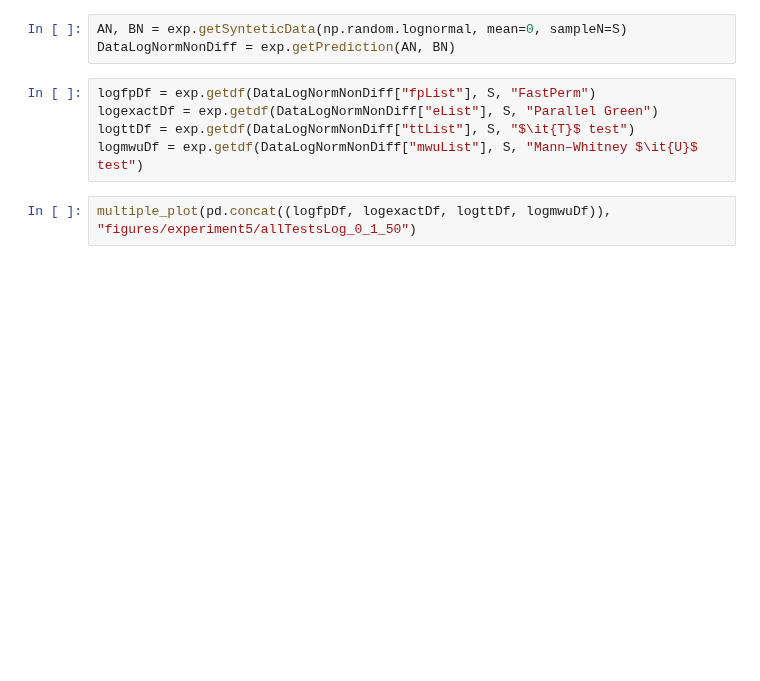
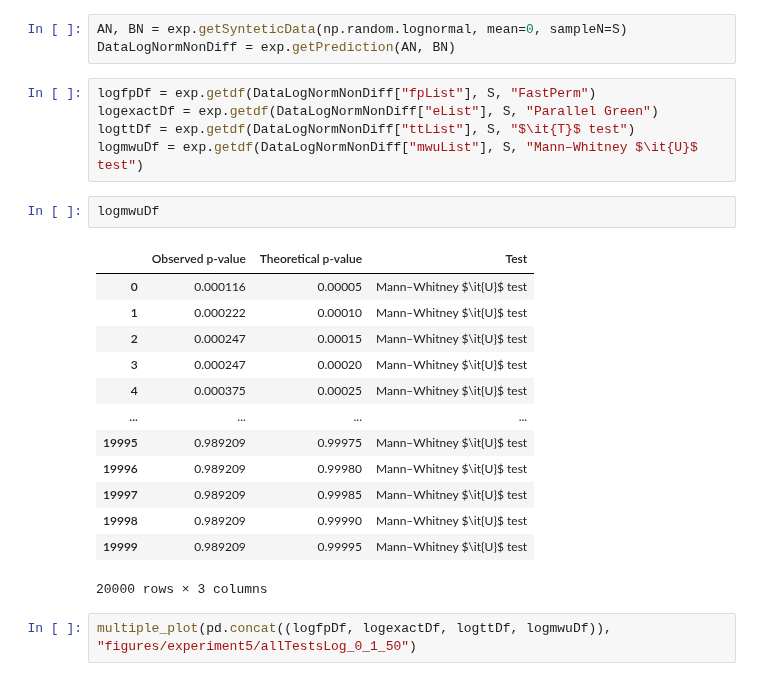
Before and after one commit to statisticalbiotechnology/parallelPermutationTest, a Jupyter notebook: notebooks/Experiment 5 – Calibration.ipynb, the cells around one changed output. Cells and saved outputs as stored; diff of their text form; blank space fills up the shorter version.

```diff
--- a/notebooks/Experiment 5 – Calibration.ipynb
+++ b/notebooks/Experiment 5 – Calibration.ipynb
@@ -144,6 +144,22 @@ logfpDf = exp.getdf(DataLogNormNonDiff["fpList"], S, "FastPerm")
 logexactDf = exp.getdf(DataLogNormNonDiff["eList"], S, "Parallel Green")
 logttDf = exp.getdf(DataLogNormNonDiff["ttList"], S, "$\it{T}$ test")
 logmwuDf = exp.getdf(DataLogNormNonDiff["mwuList"], S, "Mann–Whitney $\it{U}$ test")
+# %%
+logmwuDf
+# %% [output]
+|  | Observed p-value | Theoretical p-value | Test |
+| 0 | 0.000116 | 0.00005 | Mann–Whitney $\it{U}$ test |
+| 1 | 0.000222 | 0.00010 | Mann–Whitney $\it{U}$ test |
+| 2 | 0.000247 | 0.00015 | Mann–Whitney $\it{U}$ test |
+| 3 | 0.000247 | 0.00020 | Mann–Whitney $\it{U}$ test |
+| 4 | 0.000375 | 0.00025 | Mann–Whitney $\it{U}$ test |
+| ... | ... | ... | ... |
+| 19995 | 0.989209 | 0.99975 | Mann–Whitney $\it{U}$ test |
+| 19996 | 0.989209 | 0.99980 | Mann–Whitney $\it{U}$ test |
+| 19997 | 0.989209 | 0.99985 | Mann–Whitney $\it{U}$ test |
+| 19998 | 0.989209 | 0.99990 | Mann–Whitney $\it{U}$ test |
+| 19999 | 0.989209 | 0.99995 | Mann–Whitney $\it{U}$ test |
+20000 rows × 3 columns
 # %%
 multiple_plot(pd.concat((logfpDf, logexactDf, logttDf, logmwuDf)), "figures/experiment5/allTestsLog_0_1_50")
 # %% [output]
```
Also changed, not shown: 15 other files.
